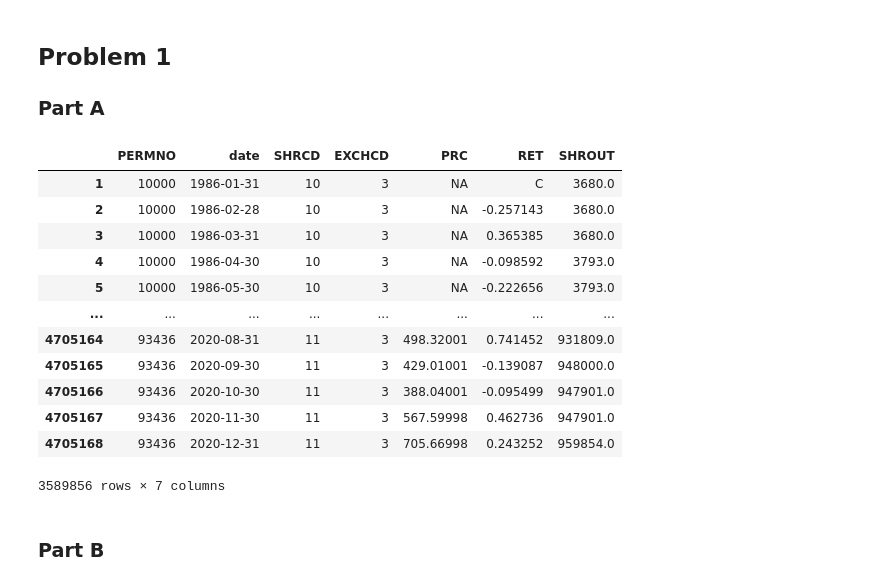
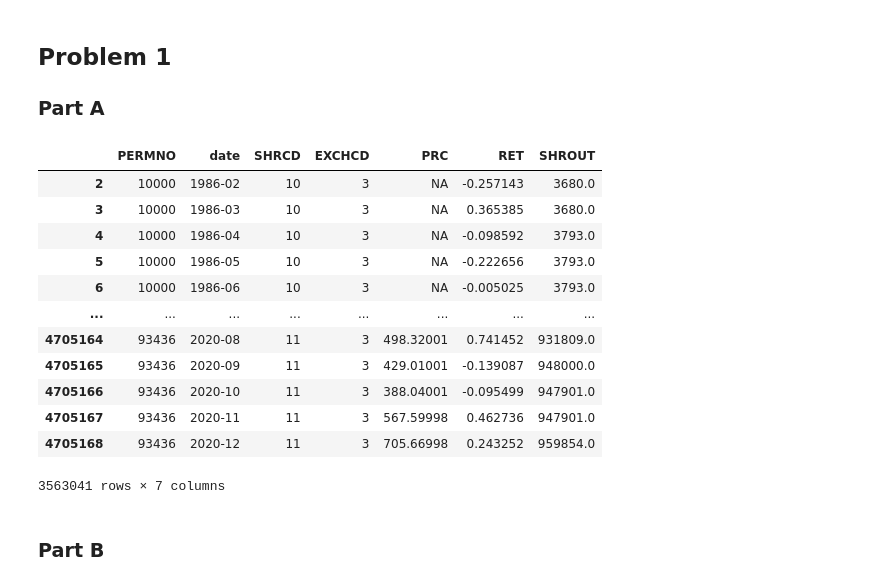
Before and after one commit to KMcCand/Hedge_Funds_Caltech, a Jupyter notebook: BEM114 HW2/BEM114_HW2_Andrew_Daniel_Kyle.ipynb, the cells around one changed output. Saved outputs shown, nothing was run; the diff lists cells and outputs as text; code cells hidden in the pictures.

Commit message:
update data reading. add zipped csv.

```diff
--- a/BEM114 HW2/BEM114_HW2_Andrew_Daniel_Kyle.ipynb
+++ b/BEM114 HW2/BEM114_HW2_Andrew_Daniel_Kyle.ipynb
@@ -14,32 +16,38 @@ import matplotlib.pyplot as plt
 ## Problem 1
 ### Part A
 # %%
-# Read data and clean
-df = pd.read_csv('crsp_1926_2020.csv')
+# Read data
+df = pd.read_csv('crsp_1926_2020.zip')
 
-# Drop NaNs, set types
+# Convert returns to numeric and drop NaNs
+df['RET'] = pd.to_numeric(df['RET'], errors='coerce')
 df = df.dropna()
+
+# Set types for relevant columns
 df = df.astype({'date': 'string', 'SHRCD': 'int', 'EXCHCD': 'int'})
+
+# Drop day information in the dates
+df['date'] = df['date'].str[:-3]
 
 # Follow part A instructions
 df = df[df['SHRCD'].isin([10, 11])]
 df = df[df['EXCHCD'].isin([1, 2, 3])]
 df.loc[df['PRC'] < 0, 'PRC'] = 'NA'
 df
 # %% [output]
 |  | PERMNO | date | SHRCD | EXCHCD | PRC | RET | SHROUT |
-| 1 | 10000 | 1986-01-31 | 10 | 3 | NA | C | 3680.0 |
-| 2 | 10000 | 1986-02-28 | 10 | 3 | NA | -0.257143 | 3680.0 |
-| 3 | 10000 | 1986-03-31 | 10 | 3 | NA | 0.365385 | 3680.0 |
-| 4 | 10000 | 1986-04-30 | 10 | 3 | NA | -0.098592 | 3793.0 |
-| 5 | 10000 | 1986-05-30 | 10 | 3 | NA | -0.222656 | 3793.0 |
+| 2 | 10000 | 1986-02 | 10 | 3 | NA | -0.257143 | 3680.0 |
+| 3 | 10000 | 1986-03 | 10 | 3 | NA | 0.365385 | 3680.0 |
+| 4 | 10000 | 1986-04 | 10 | 3 | NA | -0.098592 | 3793.0 |
+| 5 | 10000 | 1986-05 | 10 | 3 | NA | -0.222656 | 3793.0 |
+| 6 | 10000 | 1986-06 | 10 | 3 | NA | -0.005025 | 3793.0 |
 | ... | ... | ... | ... | ... | ... | ... | ... |
-| 4705164 | 93436 | 2020-08-31 | 11 | 3 | 498.32001 | 0.741452 | 931809.0 |
-| 4705165 | 93436 | 2020-09-30 | 11 | 3 | 429.01001 | -0.139087 | 948000.0 |
-| 4705166 | 93436 | 2020-10-30 | 11 | 3 | 388.04001 | -0.095499 | 947901.0 |
-| 4705167 | 93436 | 2020-11-30 | 11 | 3 | 567.59998 | 0.462736 | 947901.0 |
-| 4705168 | 93436 | 2020-12-31 | 11 | 3 | 705.66998 | 0.243252 | 959854.0 |
+| 4705164 | 93436 | 2020-08 | 11 | 3 | 498.32001 | 0.741452 | 931809.0 |
+| 4705165 | 93436 | 2020-09 | 11 | 3 | 429.01001 | -0.139087 | 948000.0 |
+| 4705166 | 93436 | 2020-10 | 11 | 3 | 388.04001 | -0.095499 | 947901.0 |
+| 4705167 | 93436 | 2020-11 | 11 | 3 | 567.59998 | 0.462736 | 947901.0 |
+| 4705168 | 93436 | 2020-12 | 11 | 3 | 705.66998 | 0.243252 | 959854.0 |
-3589856 rows × 7 columns
+3563041 rows × 7 columns
 # %% [markdown]
 ### Part B
 # %%
```
Also changed, not shown: parts of 7 cells of this notebook, 2 other files.
